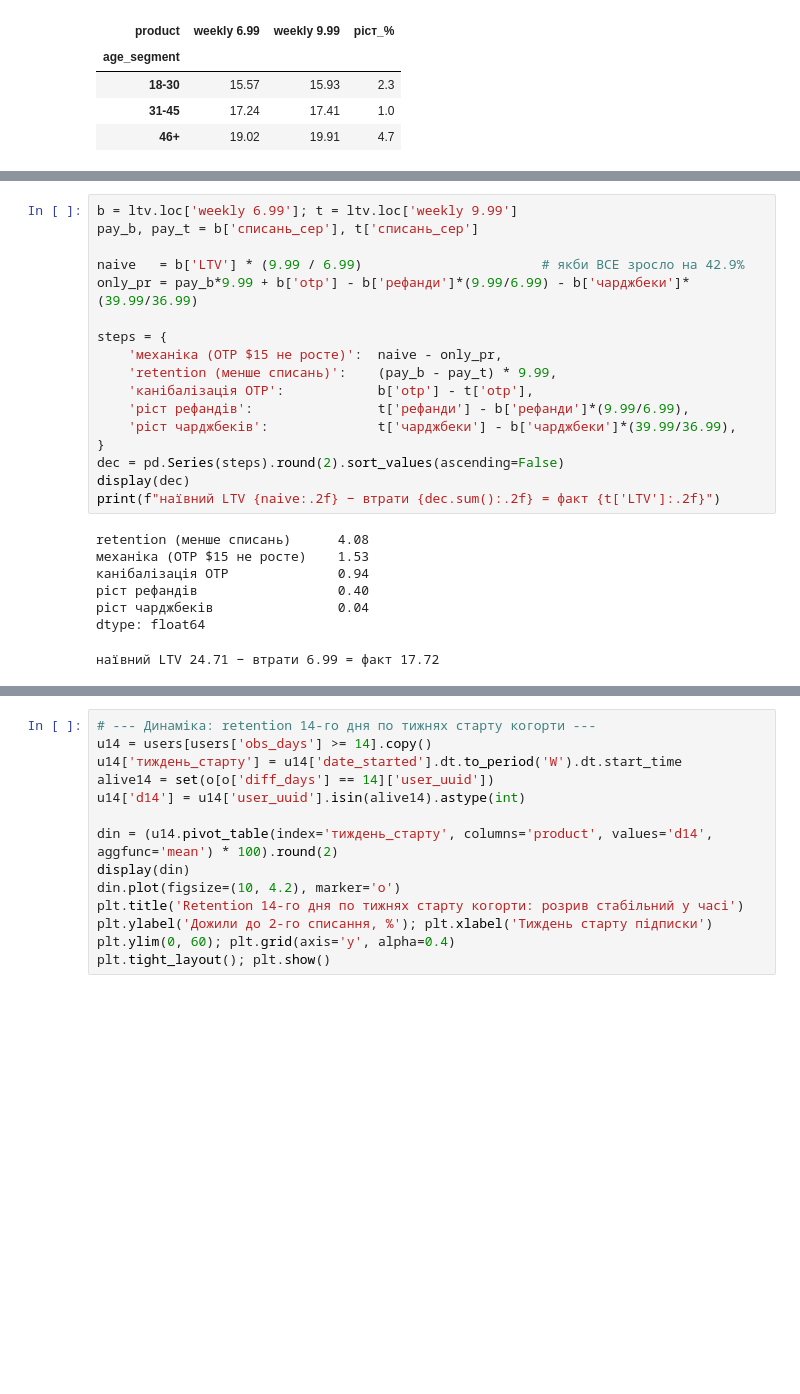
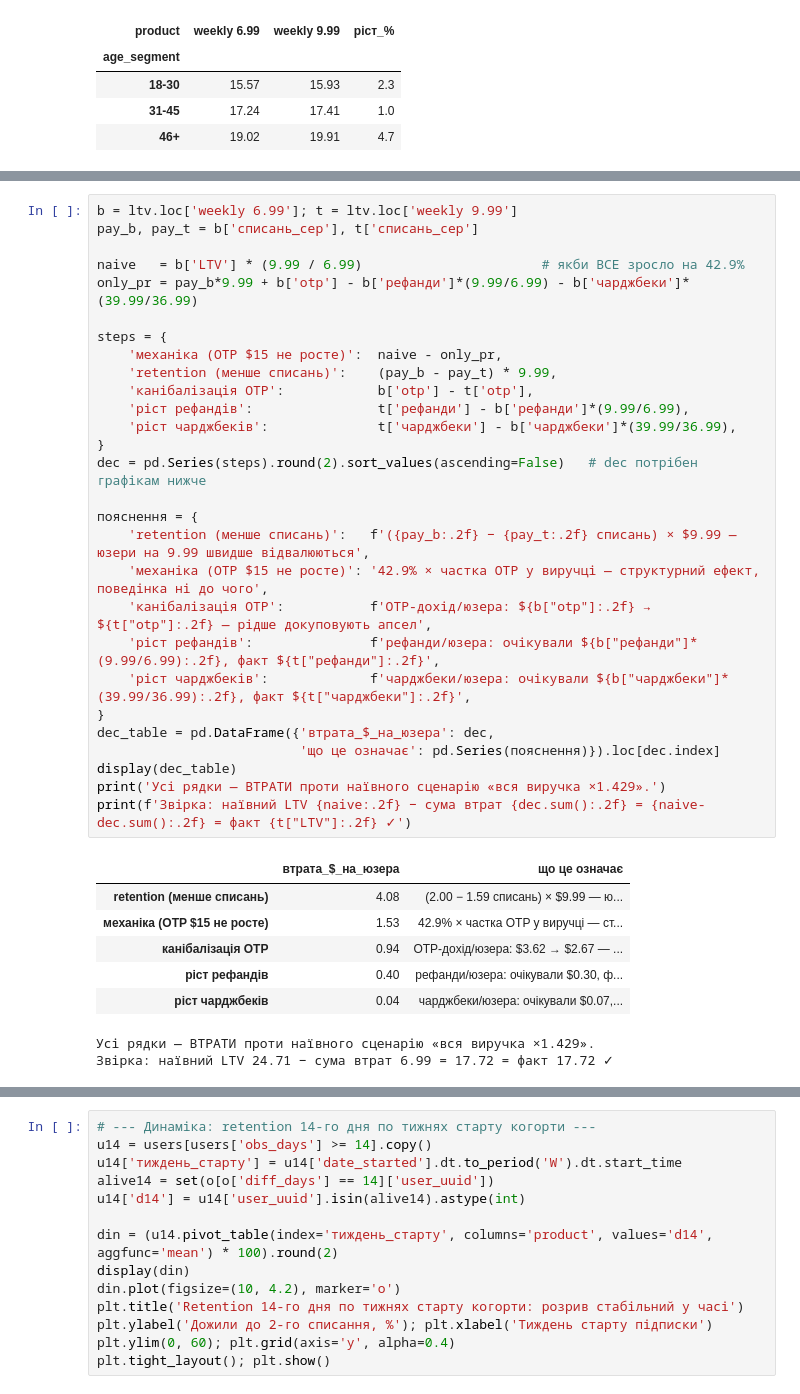
Before and after one commit to Trigger111/amo-case-nepop, a Jupyter notebook: amo_case_analysis.ipynb, the cells around one changed output, grey strips where cells are left out. Cells and saved outputs as stored; diff of their text form; blank space fills up the shorter version.

```diff
--- a/amo_case_analysis.ipynb
+++ b/amo_case_analysis.ipynb
@@ -708,26 +714,38 @@ for seg_col in ['region', 'platform', 'payment_type', 'age_segment']:
 # %%
 b = ltv.loc['weekly 6.99']; t = ltv.loc['weekly 9.99']
 pay_b, pay_t = b['списань_сер'], t['списань_сер']
 
 naive   = b['LTV'] * (9.99 / 6.99)                       # якби ВСЕ зросло на 42.9%
 only_pr = pay_b*9.99 + b['otp'] - b['рефанди']*(9.99/6.99) - b['чарджбеки']*(39.99/36.99)
 
 steps = {
     'механіка (OTP $15 не росте)':  naive - only_pr,
     'retention (менше списань)':    (pay_b - pay_t) * 9.99,
     'канібалізація OTP':            b['otp'] - t['otp'],
     'ріст рефандів':                t['рефанди'] - b['рефанди']*(9.99/6.99),
     'ріст чарджбеків':              t['чарджбеки'] - b['чарджбеки']*(39.99/36.99),
 }
-dec = pd.Series(steps).round(2).sort_values(ascending=False)
-display(dec)
-print(f"наївний LTV {naive:.2f} − втрати {dec.sum():.2f} = факт {t['LTV']:.2f}")
+dec = pd.Series(steps).round(2).sort_values(ascending=False)   # dec потрібен графікам нижче
+
+пояснення = {
+    'retention (менше списань)':   f'({pay_b:.2f} − {pay_t:.2f} списань) × $9.99 — юзери на 9.99 швидше відвалюються',
+    'механіка (OTP $15 не росте)': '42.9% × частка OTP у виручці — структурний ефект, поведінка ні до чого',
+    'канібалізація OTP':           f'OTP-дохід/юзера: ${b["otp"]:.2f} → ${t["otp"]:.2f} — рідше докуповують апсел',
+    'ріст рефандів':               f'рефанди/юзера: очікували ${b["рефанди"]*(9.99/6.99):.2f}, факт ${t["рефанди"]:.2f}',
+    'ріст чарджбеків':             f'чарджбеки/юзера: очікували ${b["чарджбеки"]*(39.99/36.99):.2f}, факт ${t["чарджбеки"]:.2f}',
+}
+dec_table = pd.DataFrame({'втрата_$_на_юзера': dec,
+                          'що це означає': pd.Series(пояснення)}).loc[dec.index]
+display(dec_table)
+print('Усі рядки — ВТРАТИ проти наївного сценарію «вся виручка ×1.429».')
+print(f'Звірка: наївний LTV {naive:.2f} − сума втрат {dec.sum():.2f} = {naive-dec.sum():.2f} = факт {t["LTV"]:.2f} ✓')
 # %% [output]
+|  | втрата_$_на_юзера | що це означає |
+| retention (менше списань) | 4.08 | (2.00 − 1.59 списань) × $9.99 — ю... |
+| механіка (OTP $15 не росте) | 1.53 | 42.9% × частка OTP у виручці — ст... |
+| канібалізація OTP | 0.94 | OTP-дохід/юзера: $3.62 → $2.67 — ... |
+| ріст рефандів | 0.40 | рефанди/юзера: очікували $0.30, ф... |
+| ріст чарджбеків | 0.04 | чарджбеки/юзера: очікували $0.07,... |
-retention (менше списань)      4.08
-механіка (OTP $15 не росте)    1.53
-канібалізація OTP              0.94
-ріст рефандів                  0.40
-ріст чарджбеків                0.04
-dtype: float64
+Усі рядки — ВТРАТИ проти наївного сценарію «вся виручка ×1.429».
+Звірка: наївний LTV 24.71 − сума втрат 6.99 = 17.72 = факт 17.72 ✓
-наївний LTV 24.71 − втрати 6.99 = факт 17.72
 # %%
```
Also changed, not shown: parts of 15 cells of this notebook, 2 other files.
